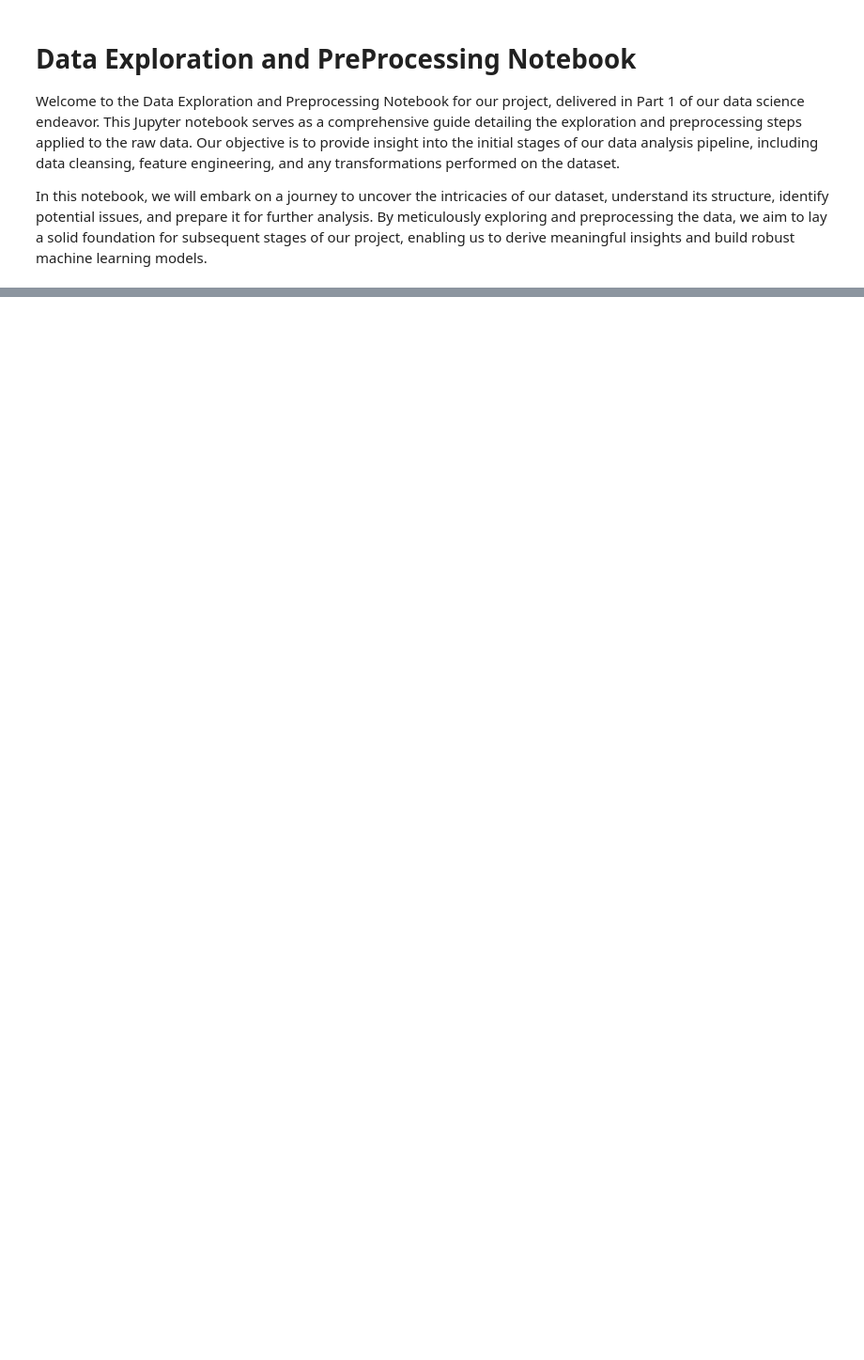
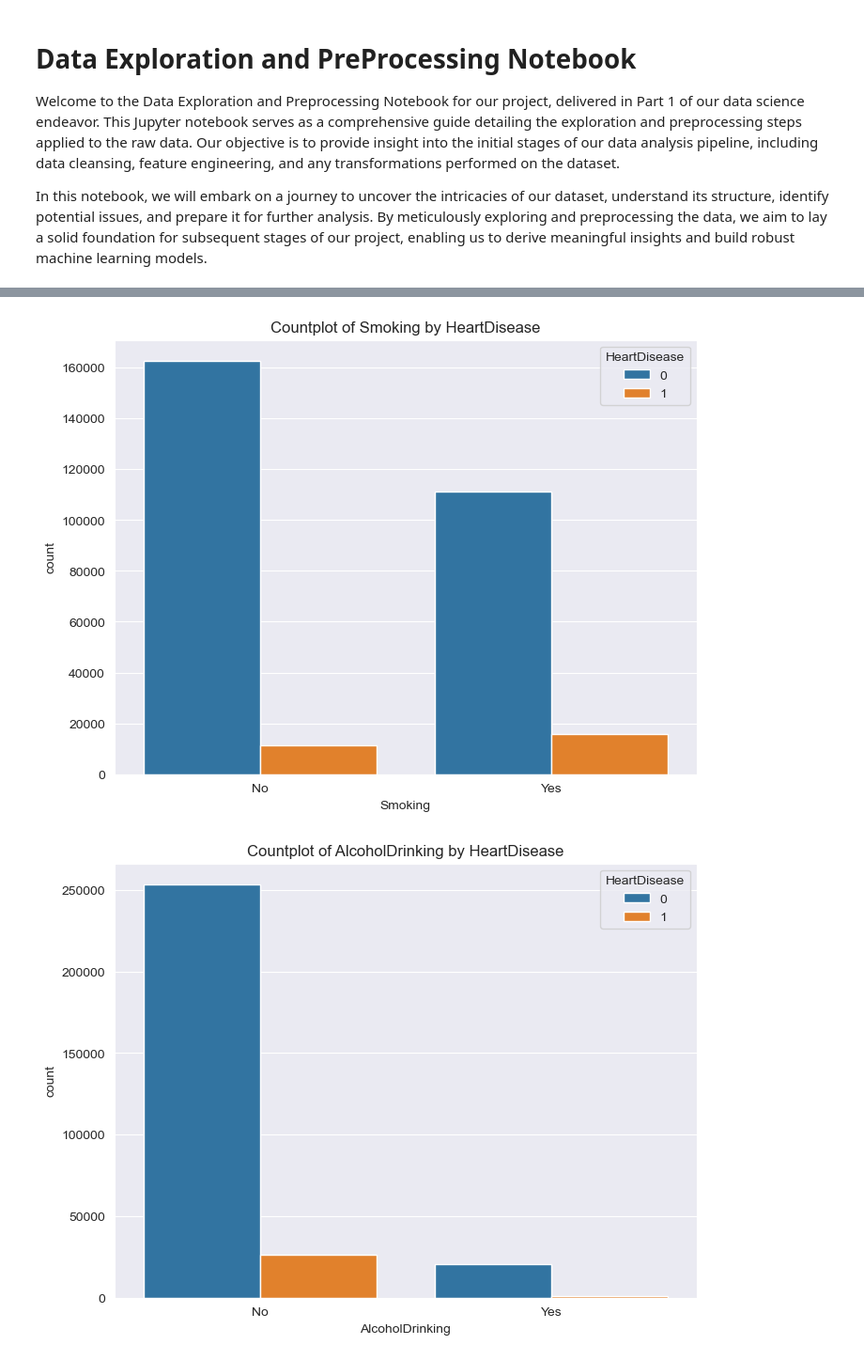
Before and after one commit to fonsi16/Data-Science-Project, a Jupyter notebook: projeto/notebooks/data_exploration_preprocessing_notebook.ipynb, the cells around one changed output, grey strips where cells are left out. Shown at 94% size. Drawn from its saved outputs; the diff is of its cells as text; code cells hidden in the pictures; blank space fills up the shorter version.

```diff
--- a/projeto/notebooks/data_exploration_preprocessing_notebook.ipynb
+++ b/projeto/notebooks/data_exploration_preprocessing_notebook.ipynb
@@ -277,0 +405,5 @@ max        94.850000        30.00000      30.000000      24.000000
+# %%
+data_analysis_instance.plots(['count'])
+# %% [output]
+[figure, added]
+[figure, added]
```
Also changed, not shown: parts of 16 cells of this notebook.
